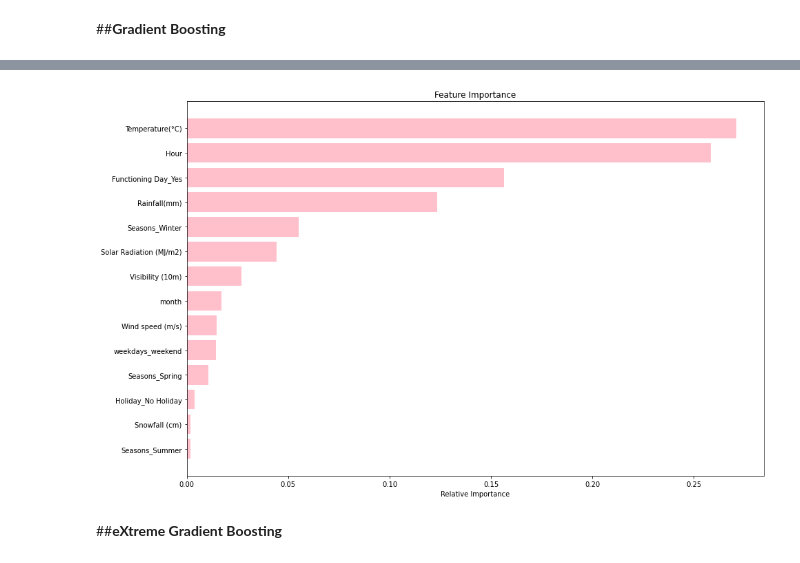
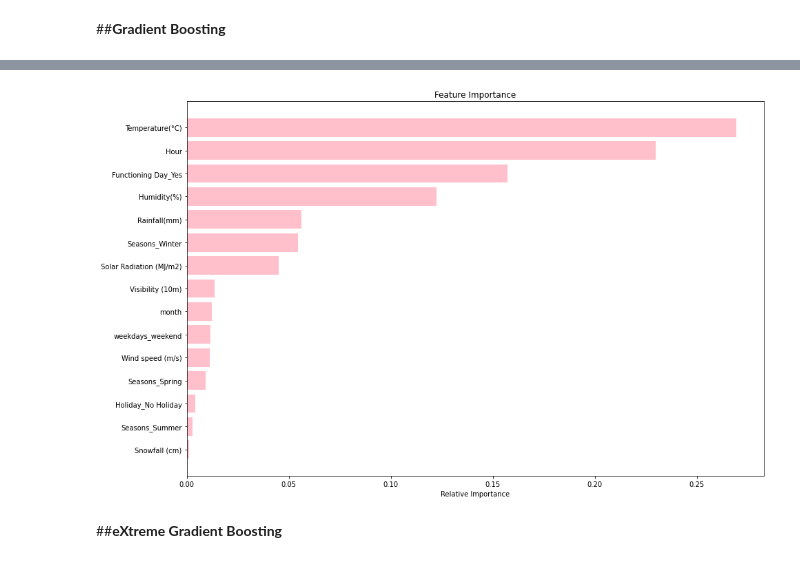
Before and after one commit to SomyaH99/Bike-Sharing-Demand-Prediction-, a Jupyter notebook: bike_sharing_demand_prediction.ipynb, the cells around one changed output, grey strips where cells are left out. Drawn from its saved outputs; the diff is of its cells as text; code cells hidden in the pictures.

```diff
--- a/bike_sharing_demand_prediction.ipynb
+++ b/bike_sharing_demand_prediction.ipynb
@@ -309,6 +274,6 @@ tdf.head()
 # %%
-# droping Dew point temperature(°C), Humidity(%) column
-df.drop(['Dew point temperature(°C)','Humidity(%)'], axis = 1, inplace = True)
+# droping Dew point temperature(°C) column
+df.drop(['Dew point temperature(°C)'], axis = 1, inplace = True)
 # %%
 # Multicollinearity
 
@@ -768,7 +757,7 @@ def train_linear_model (model,X_train,y_train,X_test,y_test):
   import math
   from sklearn.metrics import mean_squared_error,mean_absolute_error,r2_score
 
-  print('\n================Evalution Matrix=========================\n')
+  print('\n================Evaluation Matrix=========================\n')
 
   #finding mean_squared_error
   MSE  = mean_squared_error(y_test**2,pred**2)
@@ -785,7 +774,7 @@ def train_linear_model (model,X_train,y_train,X_test,y_test):
   adj_r2=1-(1-r2_score(y_test**2,pred**2))*((X_test.shape[0]-1)/(X_test.shape[0]-X_test.shape[1]-1))
   print("Adjusted R2 : ",adj_r2)
 
-  print('\n================Evalution Matrix=========================\n')
+  print('\n================Evaluation Matrix=========================\n')
 
 
 #appending metrice to list
@@ -797,7 +786,7 @@ def train_linear_model (model,X_train,y_train,X_test,y_test):
   # ploting the line graph of actual and predicted values
   print('\
   =========================================================\
-  Evalution Graph\
+  Evaluation Graph\
   ===================================================\n')
   plt.figure(figsize=(20,10))
   plt.plot((pred)[:100])
@@ -820,7 +809,7 @@ def run_model(model,X_train,y_train,X_test,y_test):
     from sklearn.metrics import mean_squared_error
     from sklearn.metrics import mean_absolute_error
     from sklearn.metrics import r2_score
-    print('\n================Evalution Matrix=========================\n')
+    print('\n================Evaluation Matrix=========================\n')
     MSE  = mean_squared_error(y_test,preds)
     print("MSE :" , MSE)
 
@@ -833,7 +822,7 @@ def run_model(model,X_train,y_train,X_test,y_test):
 
     train_class_preds = linear_model.predict(X_train)
 
-    print('\n================Evalution Matrix=========================\n')
+    print('\n================Evaluation Matrix=========================\n')
 
     mean_sq_error.append(MSE)
     root_mean_sq_error.append(RMSE)
@@ -843,7 +832,7 @@ def run_model(model,X_train,y_train,X_test,y_test):
     #ploting
     print('\
     =========================================================\
-    Evalution Graph\
+    Evaluation Graph\
     ===================================================\n')
     plt.figure(figsize=(20,10))
     plt.plot(np.array(y_test[:100]))
@@ -1118,9 +1107,9 @@ Adjusted R2 :  0.8923897091407154
 optimal_gb_model=gb_grid.best_estimator_
 # %%
 #getting and visualizing features_importance of gradient boosting
-get_features_importance(optimal_gb_model,X_train)
+get_features_importance(optimal_gb_model,X)
 # %% [output]
-[figure, old version]
+[figure, new version]
 # %% [markdown]
 ##**eXtreme Gradient Boosting**
 # %%
```
Also changed, not shown: parts of 32 cells of this notebook.
